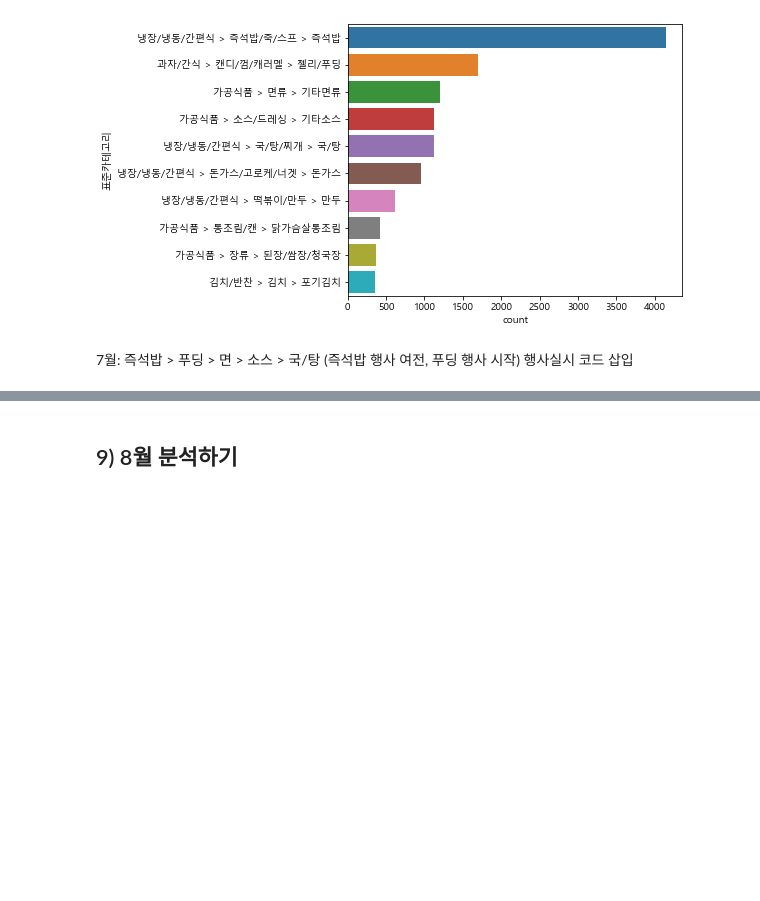
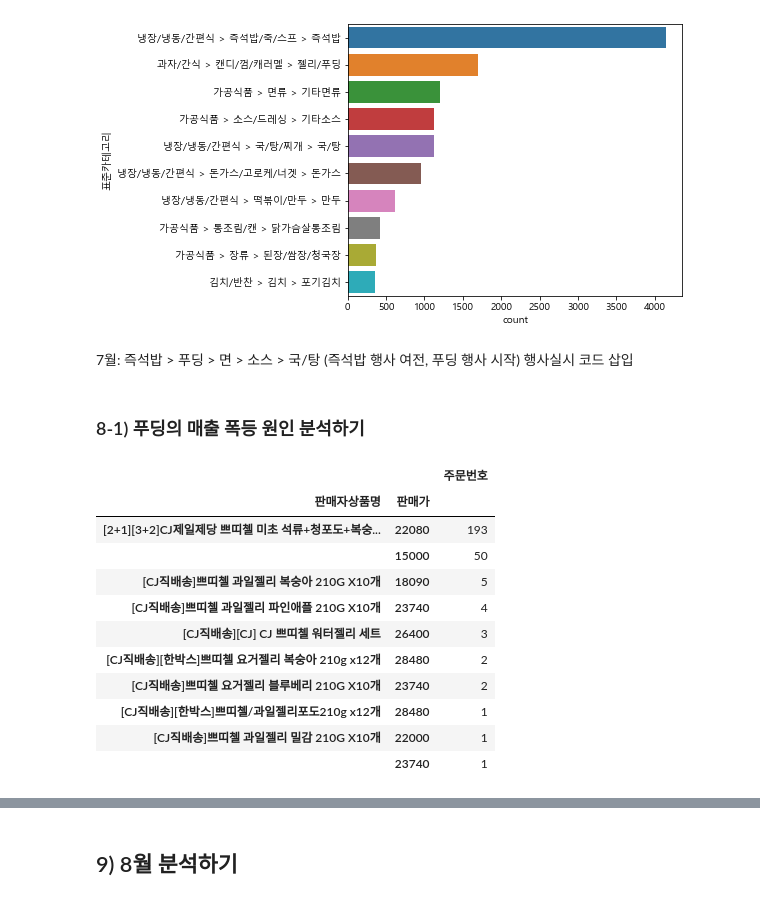
Before and after one commit to habbang8838/BDAA_treasure_in_data, a Jupyter notebook: 데이터_속_보물찾기_팀_요약(박지수).ipynb, the cells around one changed output, grey strips where cells are left out. Drawn from its saved outputs; the diff is of its cells as text; code cells hidden in the pictures; blank space fills up the shorter version.

```diff
--- a/데이터_속_보물찾기_팀_요약(박지수).ipynb
+++ b/데이터_속_보물찾기_팀_요약(박지수).ipynb
@@ -801,3 +764,22 @@ sns.countplot(y='표준카테고리', data=df_7, order=[df_7['표준카테고리
 # %% [markdown]
 7월: 즉석밥 > 푸딩 > 면 > 소스 > 국/탕 (즉석밥 행사 여전, 푸딩 행사 시작)
 행사실시 코드 삽입
+# %% [markdown]
+### 8-1) 푸딩의 매출 폭등 원인 분석하기
+# %%
+# 6월의 젤리/푸딩 주문 파악
+
+df_6[df_6['표준카테고리'] == '과자/간식 > 캔디/껌/캐러멜 > 젤리/푸딩'].groupby(['판매자상품명', '판매가'])[['주문번호']].count().sort_values(by='주문번호', ascending=False).head(10)
+# %% [output]
+|  |  | 주문번호 |
+| 판매자상품명 | 판매가 |  |
+| [2+1][3+2]CJ제일제당 쁘띠첼 미초 석류+청포도+복숭... | 22080 | 193 |
+|  | 15000 | 50 |
+| [CJ직배송]쁘띠첼 과일젤리 복숭아 210G X10개 | 18090 | 5 |
+| [CJ직배송]쁘띠첼 과일젤리 파인애플 210G X10개 | 23740 | 4 |
+| [CJ직배송][CJ] CJ 쁘띠첼 워터젤리 세트 | 26400 | 3 |
+| [CJ직배송][한박스]쁘띠첼 요거젤리 복숭아 210g x12개 | 28480 | 2 |
+| [CJ직배송]쁘띠첼 요거젤리 블루베리 210G X10개 | 23740 | 2 |
+| [CJ직배송][한박스]쁘띠첼/과일젤리포도210g x12개 | 28480 | 1 |
+| [CJ직배송]쁘띠첼 과일젤리 밀감 210G X10개 | 22000 | 1 |
+|  | 23740 | 1 |
```
Also changed, not shown: parts of 177 cells of this notebook.
